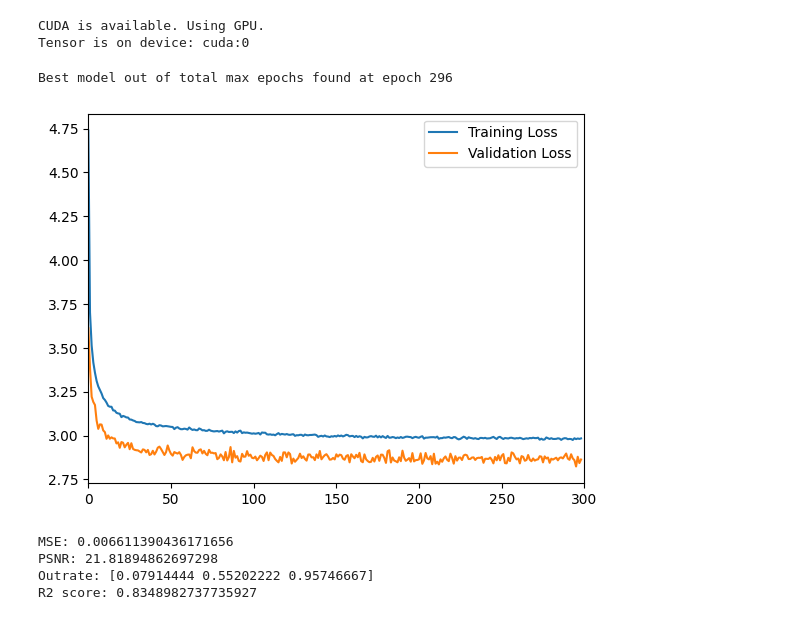
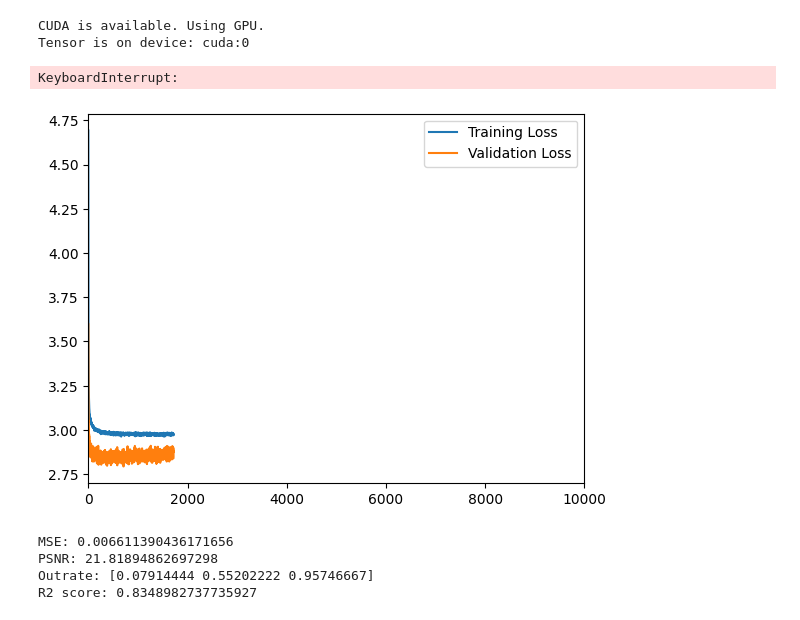
Before and after one commit to filipronn/SEEX30_Cloud_Fog, a Jupyter notebook: Cloud_rm/torch_qrnn_own.ipynb, the cells around one changed output. Cells and saved outputs as stored; diff of their text form; code cells hidden in the pictures.

```diff
--- a/Cloud_rm/torch_qrnn_own.ipynb
+++ b/Cloud_rm/torch_qrnn_own.ipynb
@@ -102,39 +102,36 @@ train_indices=[i for i in range(len(X_train['Cloud_B02'])) if np.any(validation_
 quantiles=np.array([0.1,0.5,0.9])
 batch_size=500
 # %%
-nepochs=300
+nepochs=10000
 
 model=QuantileNetwork(quantiles=quantiles)
 
 # Add everything but the output layer
 n_nodes_all=128
 sequence=lambda: nn.Sequential(
     nn.Linear(len(X_labels),n_nodes_all),
     nn.ReLU(),
     nn.Dropout(p=0.2),
     nn.Linear(n_nodes_all,n_nodes_all),
     nn.ReLU(),
     nn.Dropout(p=0.2),
     nn.Linear(n_nodes_all,n_nodes_all),
     nn.ReLU(),
     nn.Linear(n_nodes_all, len(quantiles)*len(y_labels)) #Output dimesion is number of quantiles times number of target variables
 )
 model.fit(X_train.to_numpy(),y_train.to_numpy(),
           train_indices,
           validation_indices,
           batch_size=batch_size,
           nepochs=nepochs,
           sequence=sequence(),
           lr=0.003,
           data_norm=True,
-          decay=False,
-          decay_gamma=0.5,
-          decay_wait=5,
           verbose=False,
           plot_training=True)
 # %% [output]
-Best model out of total max epochs found at epoch 296
+KeyboardInterrupt:
-[figure, old version]
+[figure, new version]
 # %%
 preds = model.predict(X_test.to_numpy())
 mse=mean_squared_error(y_test.to_numpy(),preds[:,:,1])
```
Also changed, not shown: parts of 1 cell of this notebook, 12 other files.
